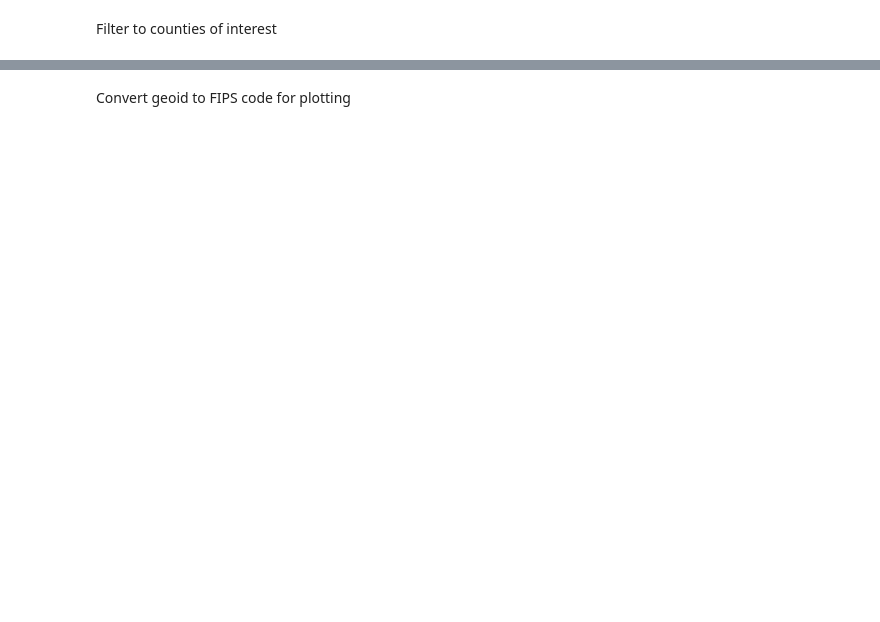
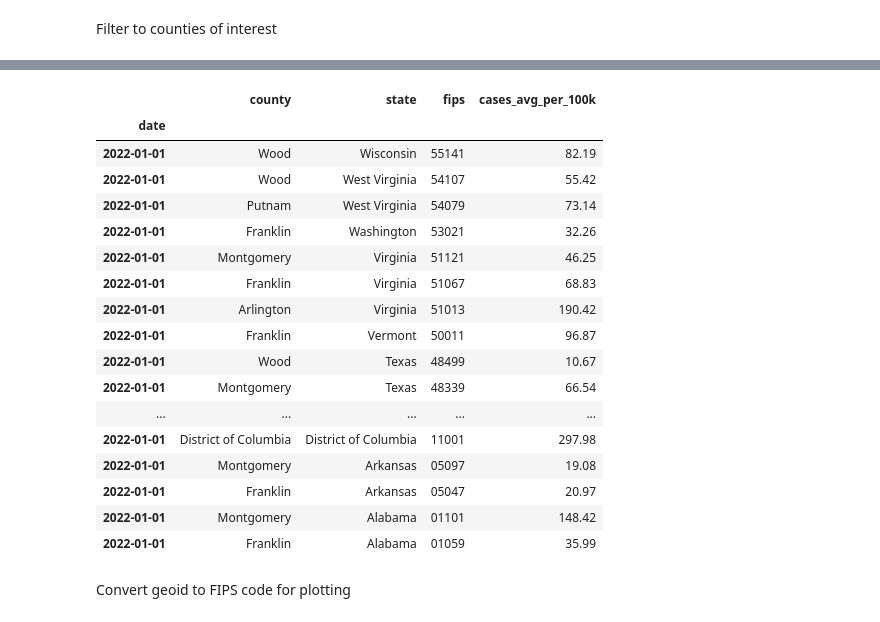
Before and after one commit to discdiver/covid-cities, a Jupyter notebook: prepare.ipynb, the cells around one changed output, grey strips where cells are left out. Saved outputs shown, nothing was run; the diff lists cells and outputs as text; code cells hidden in the pictures; blank space fills up the shorter version.

```diff
--- a/prepare.ipynb
+++ b/prepare.ipynb
@@ -54,0 +80,6 @@ Filter to counties of interest
+# %%
+
+cols = ['county', 'state', 'fips', 'cases_avg_per_100k']
+
+df_2022_smaller = df_2022.loc[df_2022['county'].isin(counties), cols]
+df_2022_smaller
@@ -55,3 +101,24 @@ Filter to counties of interest
+# %%
+df_2022_smaller.drop_duplicates(subset = ["county", "state"])
+# %% [output]
+|  | county | state | fips | cases_avg_per_100k |
+| date |  |  |  |  |
+| 2022-01-01 | Wood | Wisconsin | 55141 | 82.19 |
+| 2022-01-01 | Wood | West Virginia | 54107 | 55.42 |
+| 2022-01-01 | Putnam | West Virginia | 54079 | 73.14 |
+| 2022-01-01 | Franklin | Washington | 53021 | 32.26 |
+| 2022-01-01 | Montgomery | Virginia | 51121 | 46.25 |
+| 2022-01-01 | Franklin | Virginia | 51067 | 68.83 |
+| 2022-01-01 | Arlington | Virginia | 51013 | 190.42 |
+| 2022-01-01 | Franklin | Vermont | 50011 | 96.87 |
+| 2022-01-01 | Wood | Texas | 48499 | 10.67 |
+| 2022-01-01 | Montgomery | Texas | 48339 | 66.54 |
+| ... | ... | ... | ... | ... |
+| 2022-01-01 | District of Columbia | District of Columbia | 11001 | 297.98 |
+| 2022-01-01 | Montgomery | Arkansas | 05097 | 19.08 |
+| 2022-01-01 | Franklin | Arkansas | 05047 | 20.97 |
+| 2022-01-01 | Montgomery | Alabama | 01101 | 148.42 |
+| 2022-01-01 | Franklin | Alabama | 01059 | 35.99 |
 # %% [markdown]
 Convert geoid to FIPS code for plotting
 # %%
```
Also changed, not shown: parts of 14 cells of this notebook.
